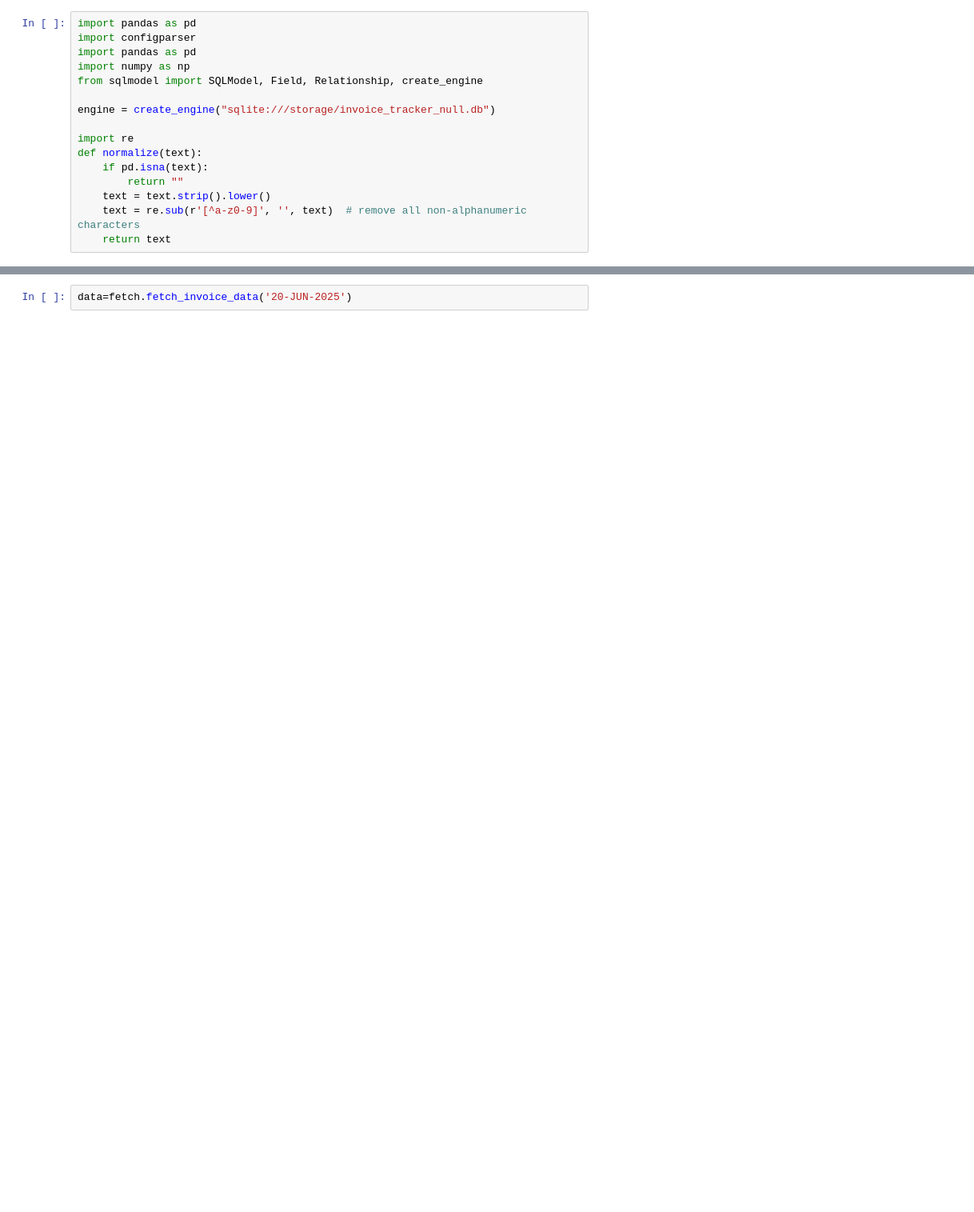
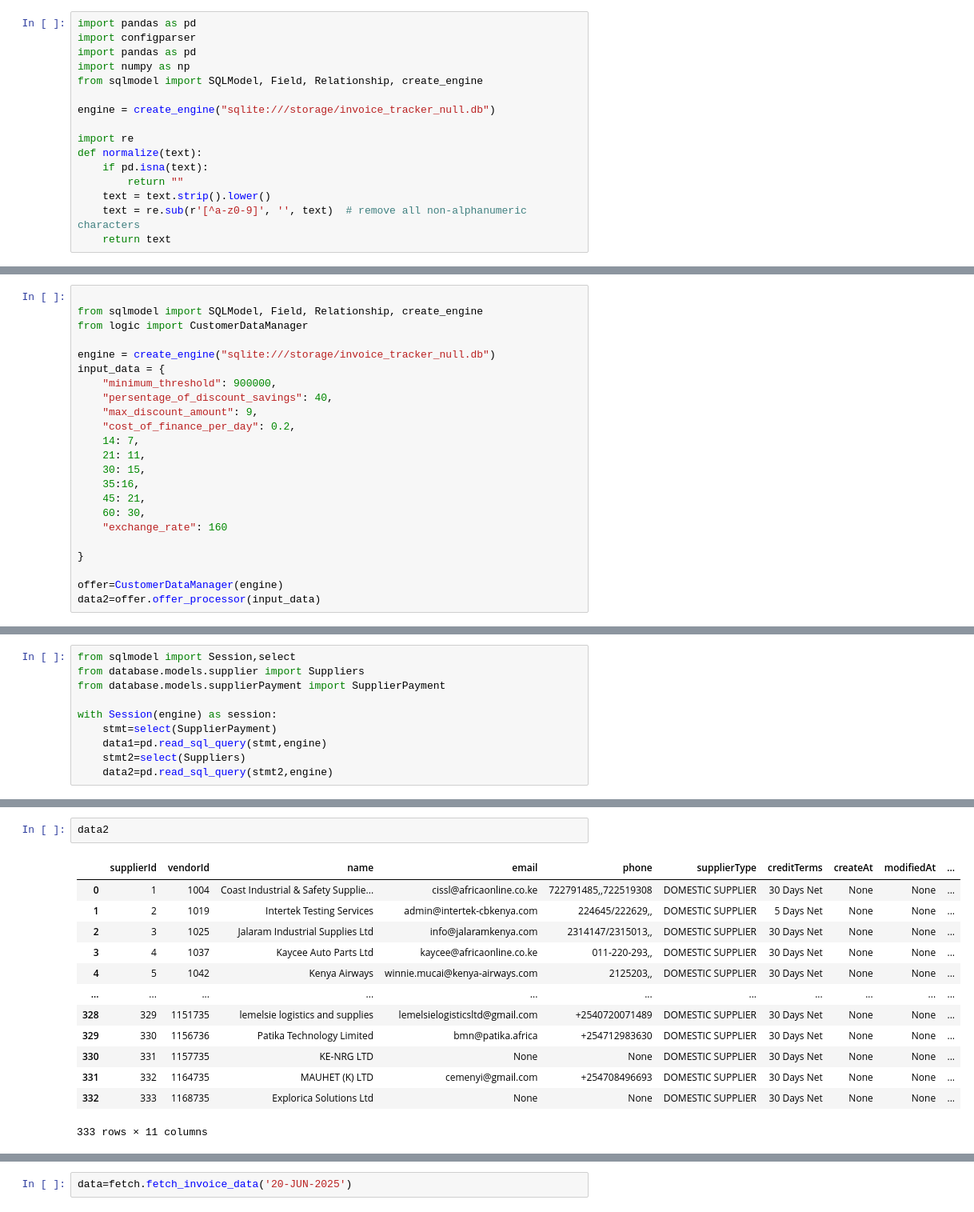
Before and after one commit to DelinJohn2/pwani-Credit-Optimization, a Jupyter notebook: test2.ipynb, the cells around one changed output, grey strips where cells are left out. Shown at 80% size. Drawn from its saved outputs; the diff is of its cells as text; blank space fills up the shorter version.

```diff
--- a/test2.ipynb
+++ b/test2.ipynb
@@ -16,0 +61,23 @@ def normalize(text):
+# %%
+
+from sqlmodel import SQLModel, Field, Relationship, create_engine
+from logic import CustomerDataManager
+
+engine = create_engine("sqlite:///storage/invoice_tracker_null.db")
+input_data = {
+    "minimum_threshold": 900000,
+    "persentage_of_discount_savings": 40,
+    "max_discount_amount": 9,
+    "cost_of_finance_per_day": 0.2,
+    14: 7,
+    21: 11,
+    30: 15,
+    35:16,
+    45: 21,
+    60: 30,
+    "exchange_rate": 160
+
+}
+
+offer=CustomerDataManager(engine)
+data2=offer.offer_processor(input_data)
@@ -16,0 +107,10 @@ def normalize(text):
+# %%
+from sqlmodel import Session,select
+from database.models.supplier import Suppliers
+from database.models.supplierPayment import SupplierPayment
+
+with Session(engine) as session:
+    stmt=select(SupplierPayment)
+    data1=pd.read_sql_query(stmt,engine)
+    stmt2=select(Suppliers)
+    data2=pd.read_sql_query(stmt2,engine)
@@ -16,0 +133,16 @@ def normalize(text):
+# %%
+data2
+# %% [output]
+|  | supplierId | vendorId | name | email | phone | supplierType | creditTerms | createAt | modifiedAt | ... |
+| 0 | 1 | 1004 | Coast Industrial & Safety Supplie... | cissl@africaonline.co.ke | 722791485,,722519308 | DOMESTIC SUPPLIER | 30 Days Net | None | None | ... |
+| 1 | 2 | 1019 | Intertek Testing Services | admin@intertek-cbkenya.com | 224645/222629,, | DOMESTIC SUPPLIER | 5 Days Net | None | None | ... |
+| 2 | 3 | 1025 | Jalaram Industrial Supplies Ltd | info@jalaramkenya.com | 2314147/2315013,, | DOMESTIC SUPPLIER | 30 Days Net | None | None | ... |
+| 3 | 4 | 1037 | Kaycee Auto Parts Ltd | kaycee@africaonline.co.ke | 011-220-293,, | DOMESTIC SUPPLIER | 30 Days Net | None | None | ... |
+| 4 | 5 | 1042 | Kenya Airways | winnie.mucai@kenya-airways.com | 2125203,, | DOMESTIC SUPPLIER | 30 Days Net | None | None | ... |
+| ... | ... | ... | ... | ... | ... | ... | ... | ... | ... | ... |
+| 328 | 329 | 1151735 | lemelsie logistics and supplies | lemelsielogisticsltd@gmail.com | +2540720071489 | DOMESTIC SUPPLIER | 30 Days Net | None | None | ... |
+| 329 | 330 | 1156736 | Patika Technology Limited | bmn@patika.africa | +254712983630 | DOMESTIC SUPPLIER | 30 Days Net | None | None | ... |
+| 330 | 331 | 1157735 | KE-NRG LTD | None | None | DOMESTIC SUPPLIER | 30 Days Net | None | None | ... |
+| 331 | 332 | 1164735 | MAUHET (K) LTD | cemenyi@gmail.com | +254708496693 | DOMESTIC SUPPLIER | 30 Days Net | None | None | ... |
+| 332 | 333 | 1168735 | Explorica Solutions Ltd | None | None | DOMESTIC SUPPLIER | 30 Days Net | None | None | ... |
+333 rows × 11 columns
```
Also changed, not shown: parts of 13 cells of this notebook, 23 other files.
